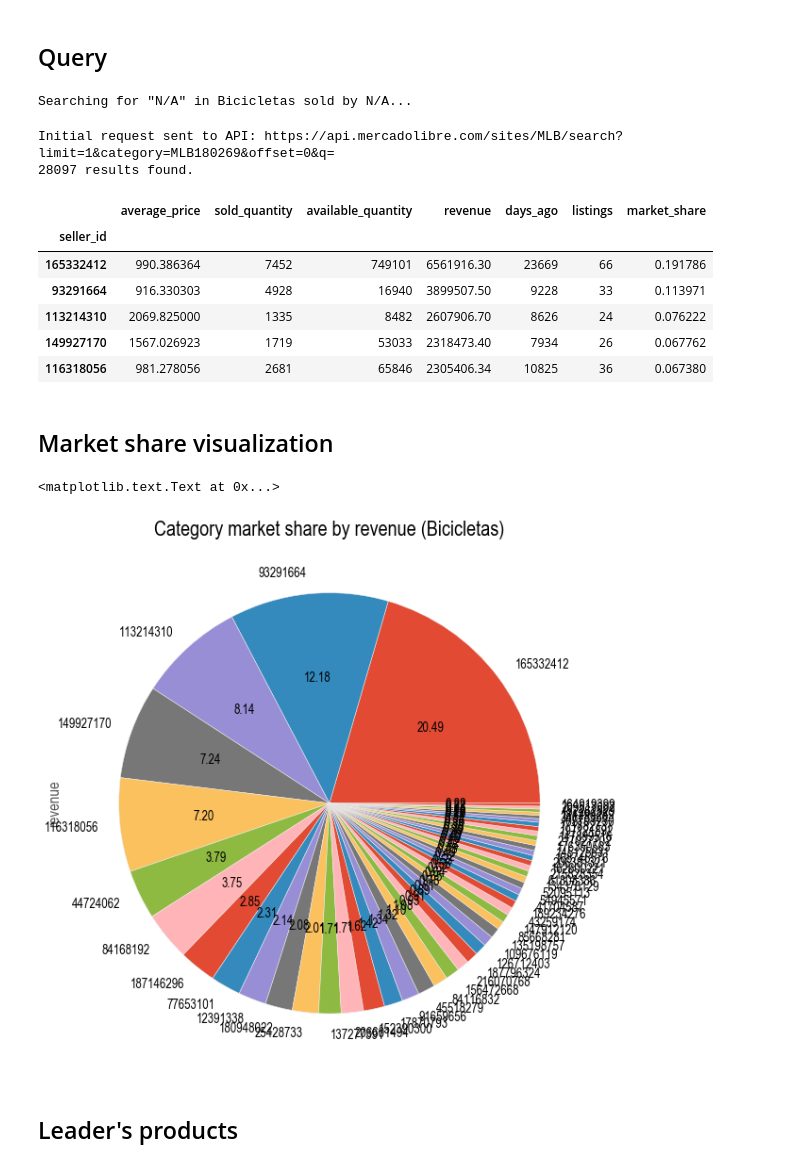
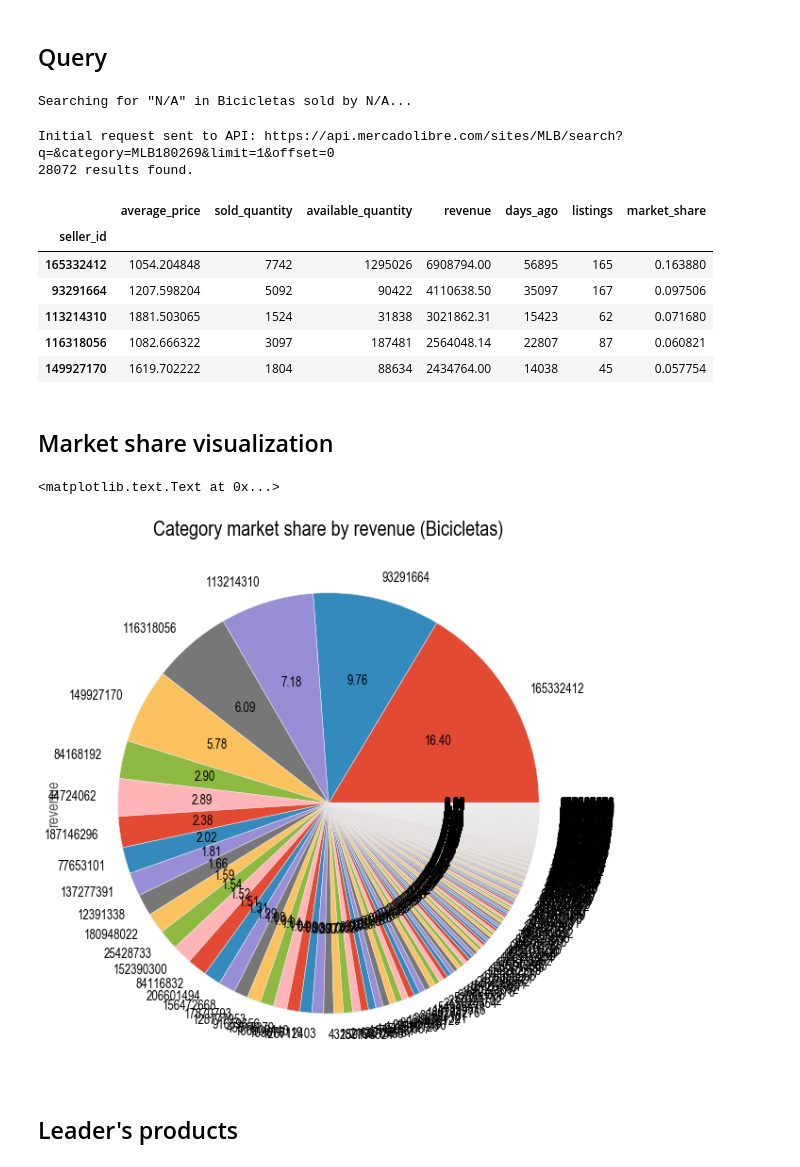
Before and after one commit to lpillmann/mercadolibre-api-wrapper, a Jupyter notebook: sellers-by-category.ipynb, the cells around one changed output. Cells and saved outputs as stored; diff of their text form; code cells hidden in the pictures.

Commit message:
fixes in sellers-by-category

```diff
--- a/sellers-by-category.ipynb
+++ b/sellers-by-category.ipynb
@@ -29,29 +29,29 @@ HTML('<style>{}</style>'.format(css))
 # %%
 _category = 'MLB180269'
 # %%
-m, category_name = ml.get_sellers_by_category(_category, total_results_limit=1000)
+m, category_name = ml.get_sellers_by_category(_category)#, total_results_limit=1000)
 # %% [output]
 Searching for "N/A" in Bicicletas sold by N/A...
-Initial request sent to API: https://api.mercadolibre.com/sites/MLB/search?limit=1&category=MLB180269&offset=0&q=
-28097 results found.
+Initial request sent to API: https://api.mercadolibre.com/sites/MLB/search?q=&category=MLB180269&limit=1&offset=0
+28072 results found.
 # %%
 m.head()
 # %% [output]
 |  | average_price | sold_quantity | available_quantity | revenue | days_ago | listings | market_share |
 | seller_id |  |  |  |  |  |  |  |
-| 165332412 | 990.386364 | 7452 | 749101 | 6561916.30 | 23669 | 66 | 0.191786 |
-| 93291664 | 916.330303 | 4928 | 16940 | 3899507.50 | 9228 | 33 | 0.113971 |
-| 113214310 | 2069.825000 | 1335 | 8482 | 2607906.70 | 8626 | 24 | 0.076222 |
-| 149927170 | 1567.026923 | 1719 | 53033 | 2318473.40 | 7934 | 26 | 0.067762 |
-| 116318056 | 981.278056 | 2681 | 65846 | 2305406.34 | 10825 | 36 | 0.067380 |
+| 165332412 | 1054.204848 | 7742 | 1295026 | 6908794.00 | 56895 | 165 | 0.163880 |
+| 93291664 | 1207.598204 | 5092 | 90422 | 4110638.50 | 35097 | 167 | 0.097506 |
+| 113214310 | 1881.503065 | 1524 | 31838 | 3021862.31 | 15423 | 62 | 0.071680 |
+| 116318056 | 1082.666322 | 3097 | 187481 | 2564048.14 | 22807 | 87 | 0.060821 |
+| 149927170 | 1619.702222 | 1804 | 88634 | 2434764.00 | 14038 | 45 | 0.057754 |
 # %% [markdown]
 ## Market share visualization
 # %%
-m.revenue[:50].plot.pie(figsize=(10,10), autopct='%.2f')
+m.revenue[:500].plot.pie(figsize=(10,10), autopct='%.2f')
 plt.title('Category market share by revenue (' + category_name + ')', fontsize=22)
 # %% [output]
 <matplotlib.text.Text at 0x...>
-[figure, old version]
+[figure, new version]
 # %% [markdown]
 ## Leader's products
 # %%
```
Also changed, not shown: parts of 2 cells of this notebook.
